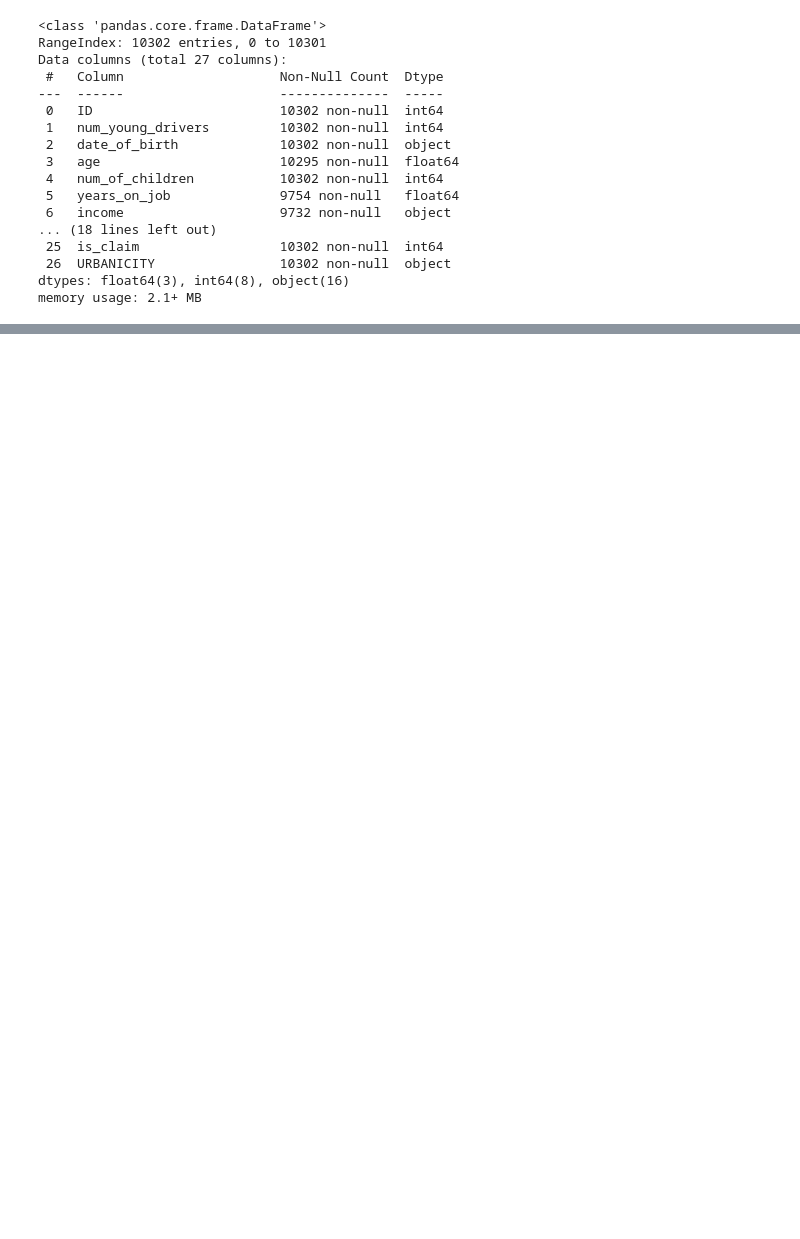
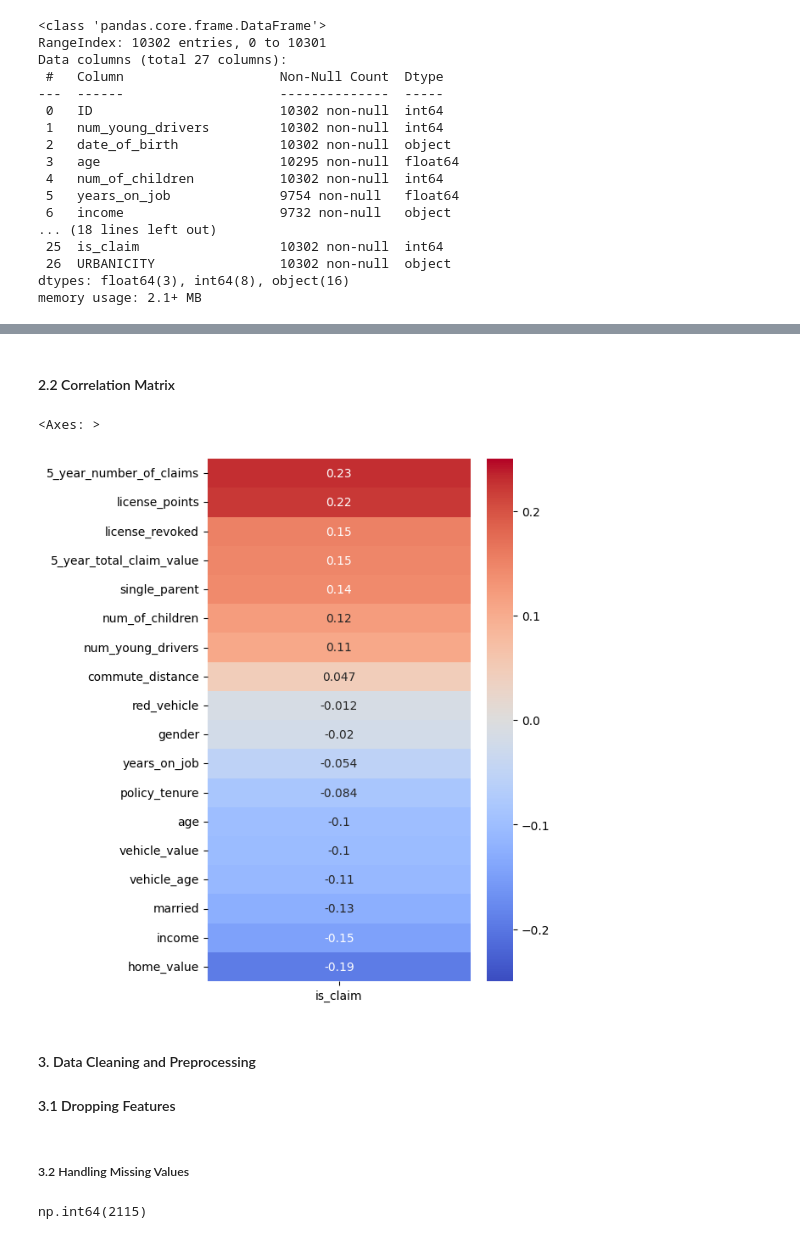
Before and after one commit to elite789/CarInsuranceProject, a Jupyter notebook: main.ipynb, the cells around one changed output, grey strips where cells are left out. Saved outputs shown, nothing was run; the diff lists cells and outputs as text; code cells hidden in the pictures; blank space fills up the shorter version.

```diff
--- a/main.ipynb
+++ b/main.ipynb
@@ -104,0 +235,22 @@ memory usage: 2.1+ MB
+# %%
+eda_test_data = X_train.copy()
+eda_test_data['is_claim'] = y_train
+# %%
+binary_cols = ['single_parent', 'married', 'gender', 'red_vehicle', 'license_revoked']
+
+#define map values
+mapping = {
+    'Yes' : 1,
+    'No' : 0,
+    'M' : 1,
+    'F' : 0,
+    'yes' : 1,
+    'no' : 0
+    }
+
+def binarize_value(data, cols, map):
+    for col in cols:
+        data[col] = data[col].map(map)
+    return data
+
+eda_test_data = binarize_value(eda_test_data, binary_cols, mapping)
@@ -104,0 +267,19 @@ memory usage: 2.1+ MB
+# %% [markdown]
+#### 2.2 Correlation Matrix
+# %%
+#Corr Matrix
+
+corr_matrix = eda_test_data.corr(numeric_only=True).sort_values(by='is_claim', ascending=False)
+# %%
+corr_matrix_no_claim = corr_matrix.drop('is_claim')
+# %%
+
+fig, ax = plt.subplots(figsize=(5, 8))
+sns.heatmap(corr_matrix_no_claim[['is_claim']], cmap='coolwarm', annot=True, vmax=0.25, vmin=-0.25)
+# %% [output]
+<Axes: >
+[figure, added]
+# %% [markdown]
+#### 3. Data Cleaning and Preprocessing
+
+#### 3.1 Dropping Features
@@ -104,0 +293,6 @@ memory usage: 2.1+ MB
+# %% [markdown]
+##### 3.2 Handling Missing Values
+# %%
+X_train_raw.isnull().sum().sum()
+# %% [output]
+np.int64(2115)
```
Also changed, not shown: parts of 94 cells of this notebook, 4 other files.
